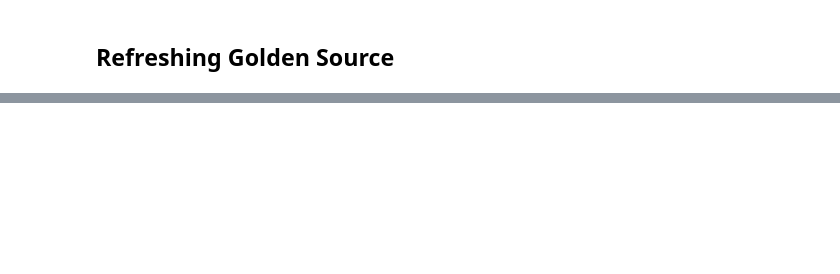
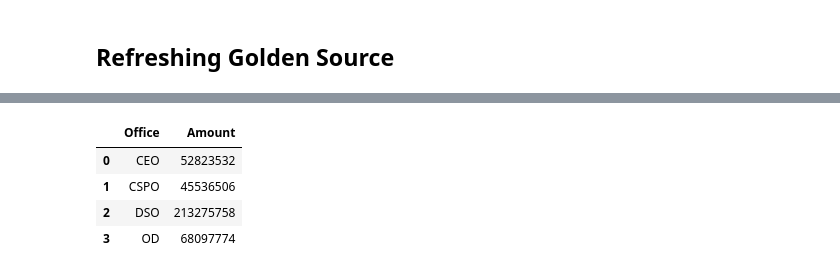
Before and after one commit to notanaccount475/analyticsscripts, a Jupyter notebook: Data Refresh.ipynb, the cells around one changed output, grey strips where cells are left out. Drawn from its saved outputs; the diff is of its cells as text; code cells hidden in the pictures; blank space fills up the shorter version.

```diff
--- a/Data Refresh.ipynb
+++ b/Data Refresh.ipynb
@@ -551,0 +678,15 @@ gs_df[after_mask]
+# %%
+#replace cpic proj (golden source, CPIC col), update for the month + rest of year (use esc tower data pivot: fiscal year 2025, In OCIO = True)
+tower_CPIC = df_T[(df_T['In OCIO?'] == True) & (df_T['Fiscal Year'] == 2025)]
+CPIC_Proj = tower_CPIC.pivot_table(
+    index=["Office"],
+    values=["Amount"],
+    aggfunc="sum"
+).reset_index()
+CPIC_Proj
+# %% [output]
+|  | Office | Amount |
+| 0 | CEO | 52823532 |
+| 1 | CSPO | 45536506 |
+| 2 | DSO | 213275758 |
+| 3 | OD | 68097774 |
```
Also changed, not shown: parts of 45 cells of this notebook.
